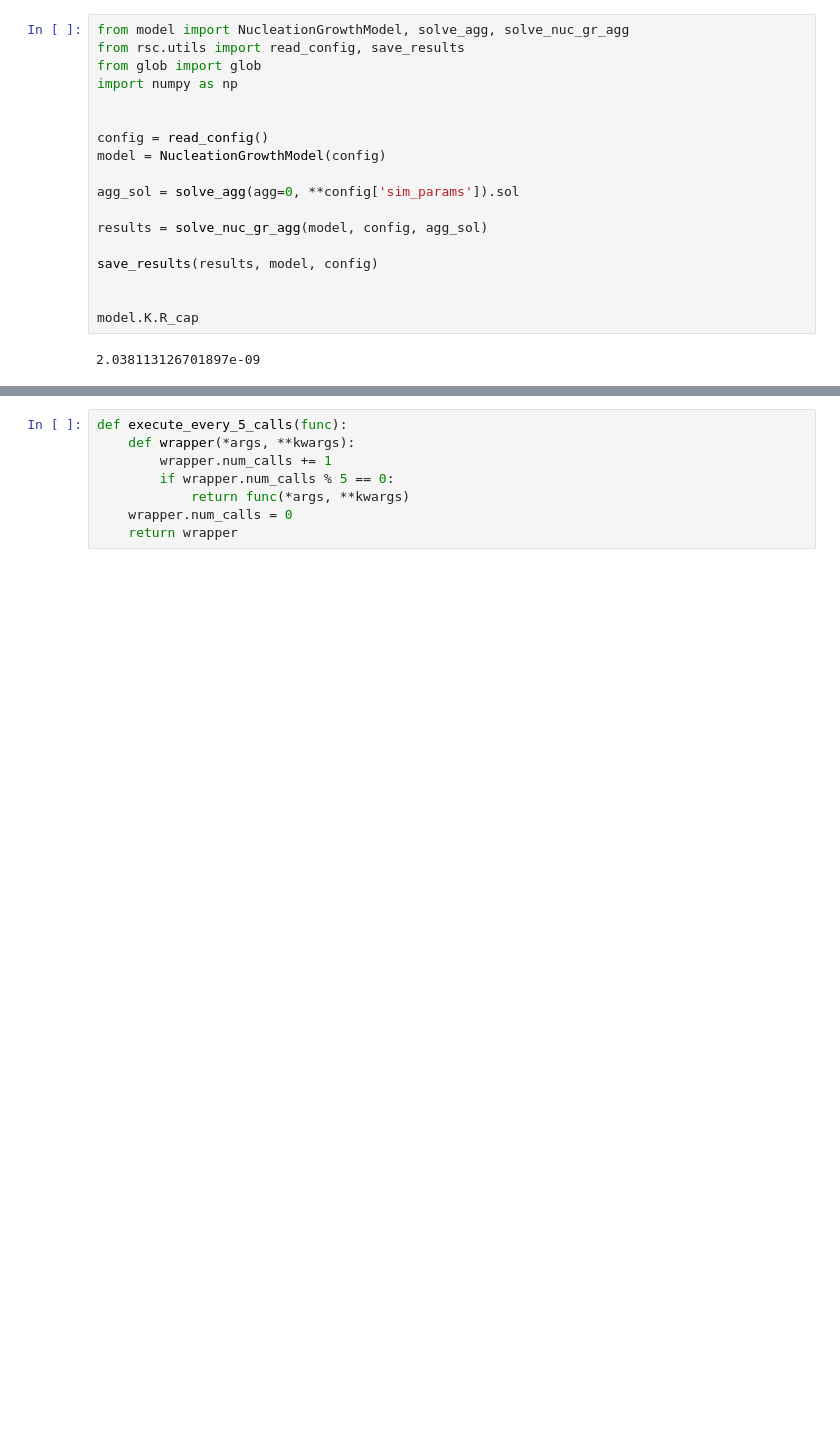
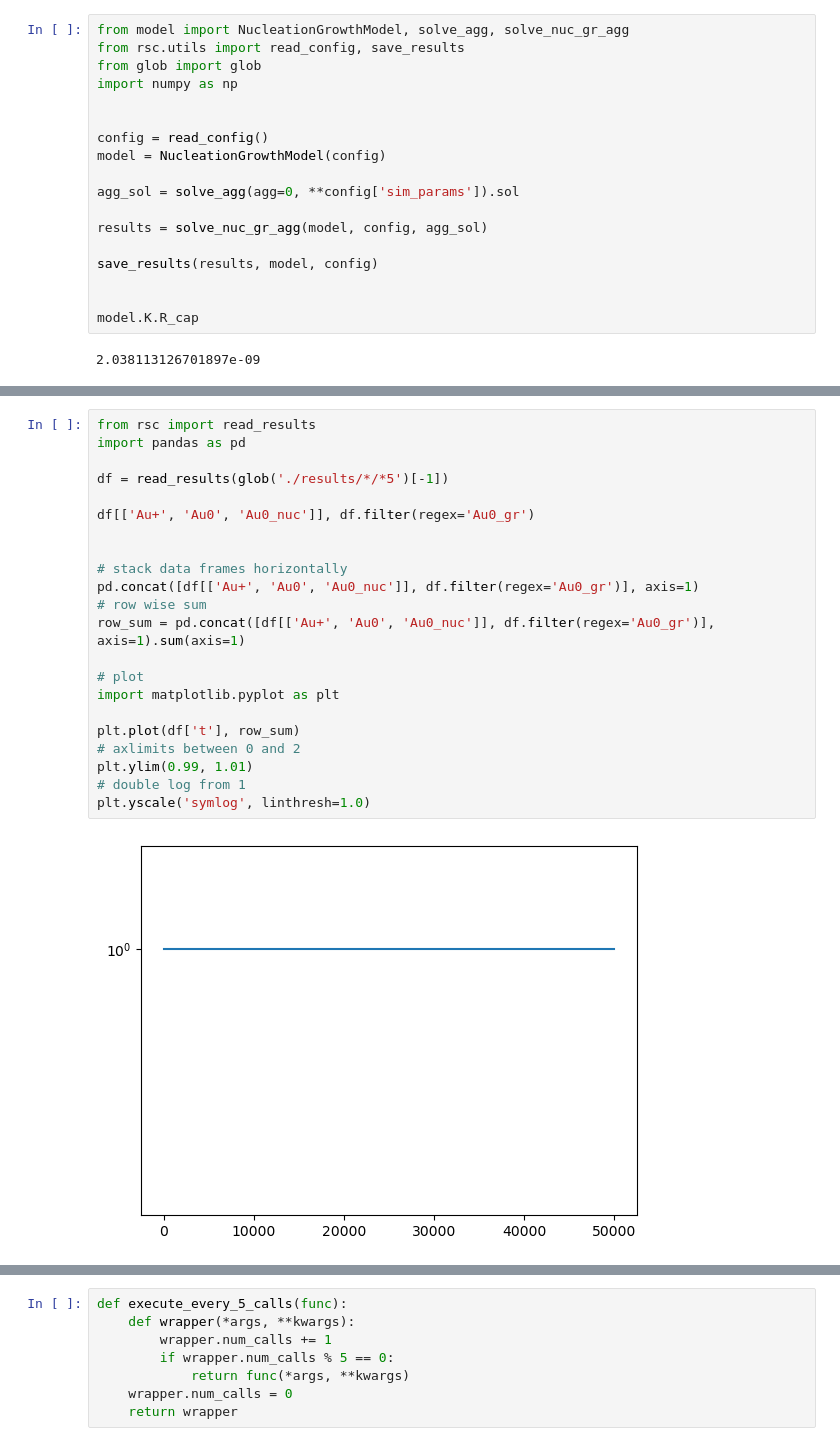
Before and after one commit to BenjaminMD/nifty-nucleation, a Jupyter notebook: Demonstration.ipynb, the cells around one changed output, grey strips where cells are left out. Drawn from its saved outputs; the diff is of its cells as text; blank space fills up the shorter version.

```diff
--- a/Demonstration.ipynb
+++ b/Demonstration.ipynb
@@ -60,0 +21,24 @@ for funcs in plot_func:
+# %%
+from rsc import read_results
+import pandas as pd
+
+df = read_results(glob('./results/*/*5')[-1])
+
+df[['Au+', 'Au0', 'Au0_nuc']], df.filter(regex='Au0_gr')
+
+
+# stack data frames horizontally
+pd.concat([df[['Au+', 'Au0', 'Au0_nuc']], df.filter(regex='Au0_gr')], axis=1)
+# row wise sum
+row_sum = pd.concat([df[['Au+', 'Au0', 'Au0_nuc']], df.filter(regex='Au0_gr')], axis=1).sum(axis=1)
+
+# plot
+import matplotlib.pyplot as plt
+
+plt.plot(df['t'], row_sum)
+# axlimits between 0 and 2
+plt.ylim(0.99, 1.01)
+# double log from 1
+plt.yscale('symlog', linthresh=1.0)
+# %% [output]
+[figure, added]
```
Also changed, not shown: parts of 16 cells of this notebook, 4 other files.
